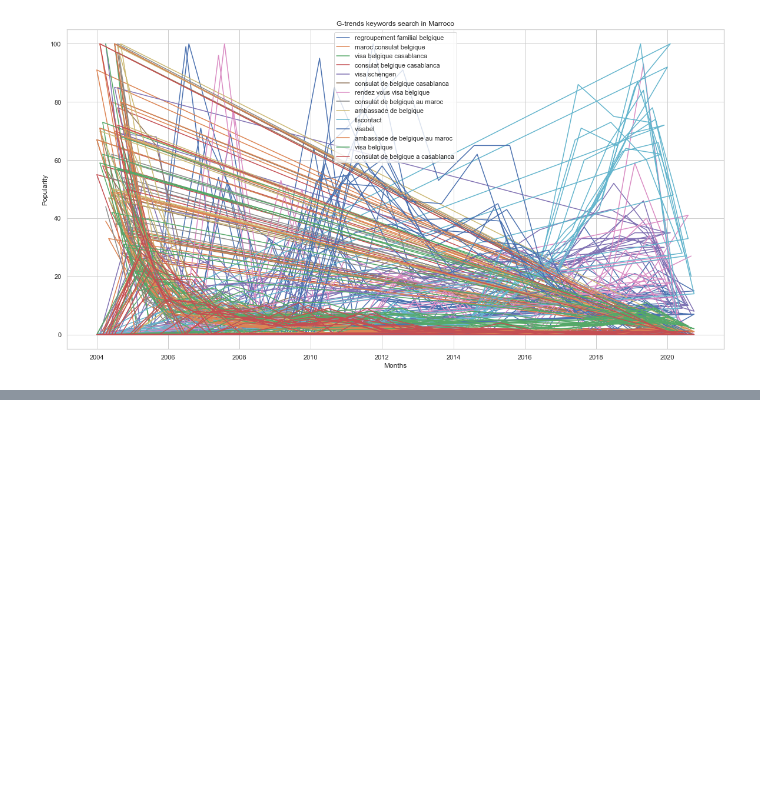
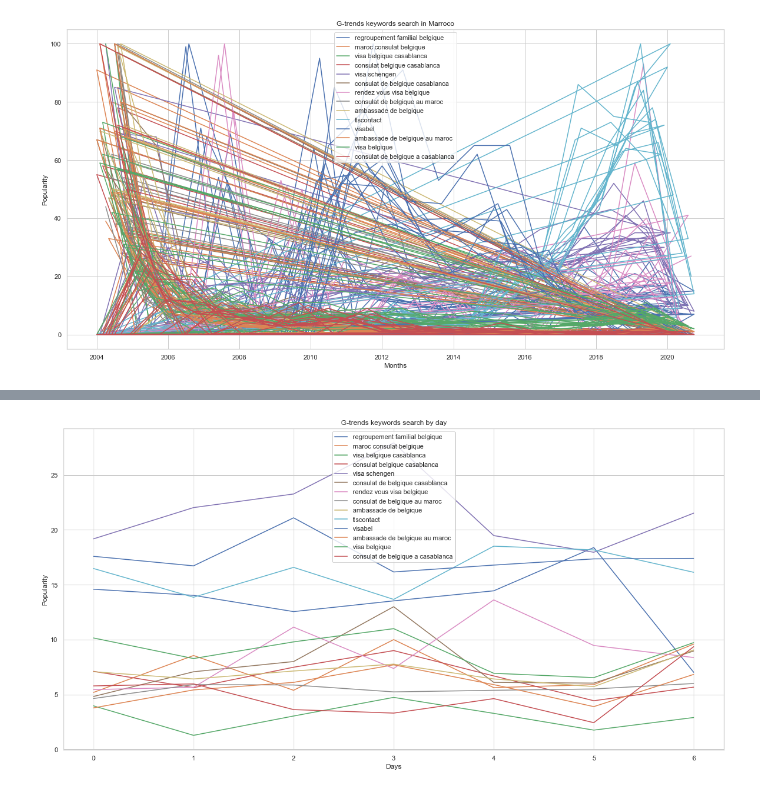
Before and after one commit to thibautdehem/whygration, a Jupyter notebook: whygration/notebooks/google_trends.ipynb, the cells around one changed output, grey strips where cells are left out. Saved outputs shown, nothing was run; the diff lists cells and outputs as text; code cells hidden in the pictures; blank space fills up the shorter version.

Commit message:
added graph for day months

```diff
--- a/whygration/notebooks/google_trends.ipynb
+++ b/whygration/notebooks/google_trends.ipynb
@@ -49,11 +49,3 @@ plt.legend(df.columns)
 plt.show()
 # %% [output]
 [figure]
-# %%
-import seaborn as sns
-import matplotlib.pyplot as plt
-import pandas as pd
-
-sns.set_theme(style="whitegrid")
-
-sns.lineplot(data=df, palette="tab10", linewidth=2.5)
@@ -62,0 +52,5 @@ DataError: No numeric types to aggregate
+# %%
+df["day"] = df.index.weekday
+df["month"] = df.index.month
+df["year"] = df.index.year
+df.head()
@@ -62,0 +64,6 @@ DataError: No numeric types to aggregate
+# %%
+#df.pivot_table(df, values='regroupement familial belgique', index='month', aggfunc=np.sum)
+import numpy as np
+df_day = df.groupby('day')
+df_day = df_day.apply(np.mean).drop(df[['day','hour','month','year']], axis=1)
+df_day
@@ -62,0 +80,10 @@ DataError: No numeric types to aggregate
+# %%
+plt.figure(figsize=(20,10))
+plt.plot(df_day)
+plt.title('G-trends keywords search by day')
+plt.xlabel('Days')
+plt.ylabel('Popularity')
+plt.legend(df_day.columns)
+plt.show()
+# %% [output]
+[figure, added]
```
Also changed, not shown: parts of 7 cells of this notebook.
